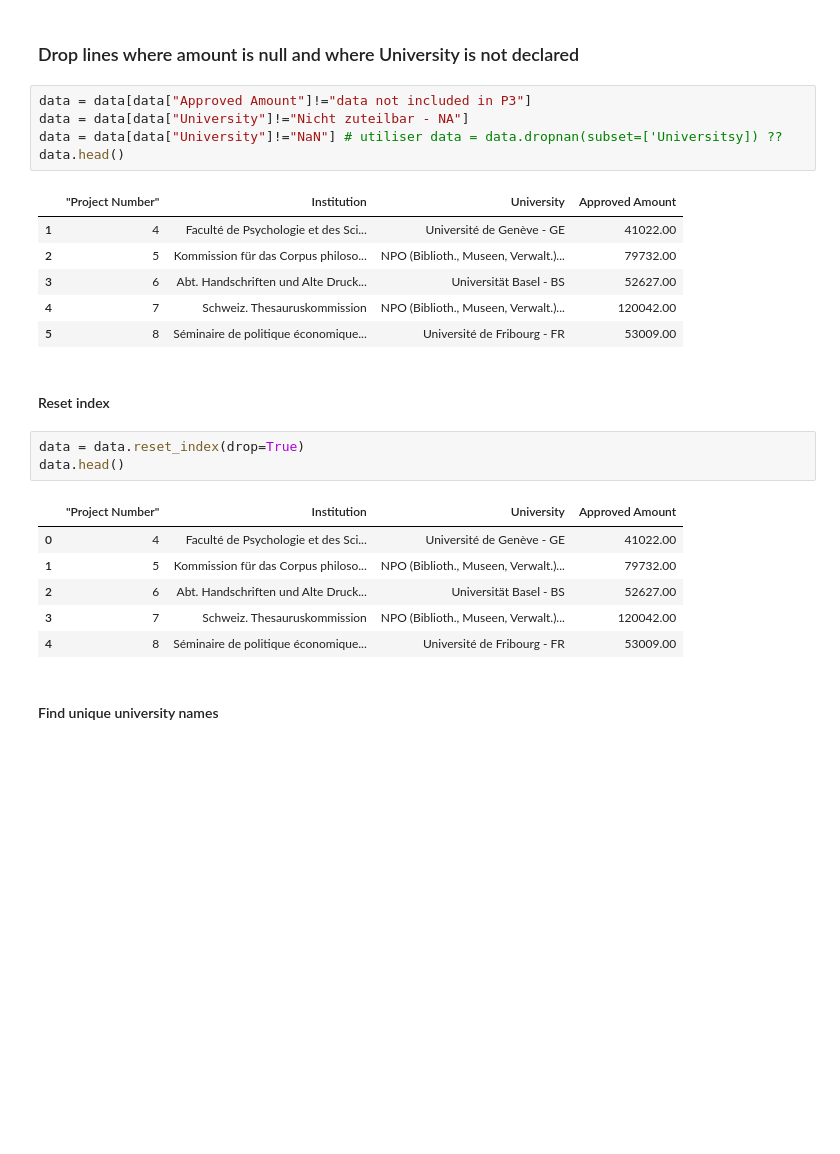
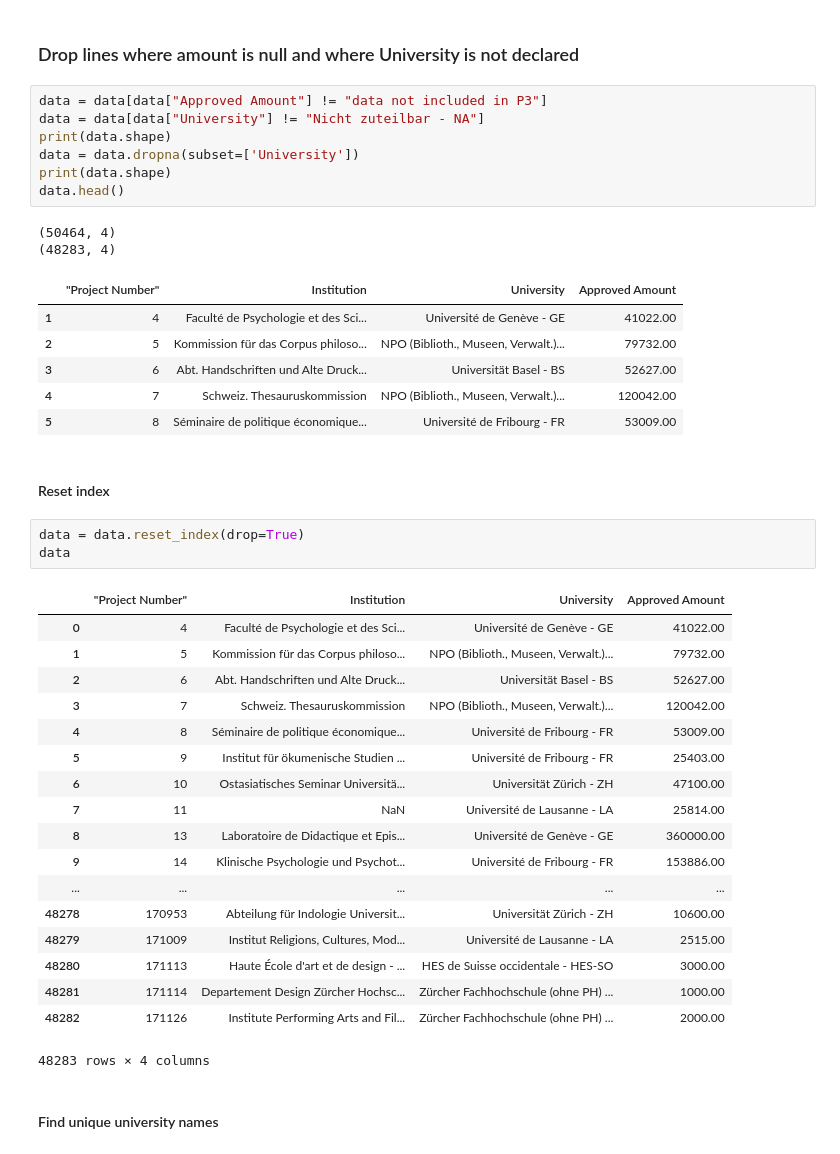
Before and after one commit to agpmilli/adaepfl, a Jupyter notebook: Homework/03 - Interactive Viz/Interactive Viz.ipynb, the cells around one changed output. Cells and saved outputs as stored; diff of their text form; blank space fills up the shorter version.

```diff
--- a/Homework/03 - Interactive Viz/Interactive Viz.ipynb
+++ b/Homework/03 - Interactive Viz/Interactive Viz.ipynb
@@ -67,11 +67,15 @@ data.head()
 # %% [markdown]
 ### Drop lines where amount is null and where University is not declared
 # %%
-data = data[data["Approved Amount"]!="data not included in P3"]
-data = data[data["University"]!="Nicht zuteilbar - NA"]
-data = data[data["University"]!="NaN"] # utiliser data = data.dropnan(subset=['Universitsy]) ??
+data = data[data["Approved Amount"] != "data not included in P3"]
+data = data[data["University"] != "Nicht zuteilbar - NA"]
+print(data.shape)
+data = data.dropna(subset=['University'])
+print(data.shape)
 data.head()
 # %% [output]
+(50464, 4)
+(48283, 4)
 |  | ﻿"Project Number" | Institution | University | Approved Amount |
 | 1 | 4 | Faculté de Psychologie et des Sci... | Université de Genève - GE | 41022.00 |
 | 2 | 5 | Kommission für das Corpus philoso... | NPO (Biblioth., Museen, Verwalt.)... | 79732.00 |
@@ -82,14 +86,26 @@ data.head()
 #### Reset index
 # %%
 data = data.reset_index(drop=True)
-data.head()
+data
 # %% [output]
 |  | ﻿"Project Number" | Institution | University | Approved Amount |
 | 0 | 4 | Faculté de Psychologie et des Sci... | Université de Genève - GE | 41022.00 |
 | 1 | 5 | Kommission für das Corpus philoso... | NPO (Biblioth., Museen, Verwalt.)... | 79732.00 |
 | 2 | 6 | Abt. Handschriften und Alte Druck... | Universität Basel - BS | 52627.00 |
 | 3 | 7 | Schweiz. Thesauruskommission | NPO (Biblioth., Museen, Verwalt.)... | 120042.00 |
 | 4 | 8 | Séminaire de politique économique... | Université de Fribourg - FR | 53009.00 |
+| 5 | 9 | Institut für ökumenische Studien ... | Université de Fribourg - FR | 25403.00 |
+| 6 | 10 | Ostasiatisches Seminar Universitä... | Universität Zürich - ZH | 47100.00 |
+| 7 | 11 | NaN | Université de Lausanne - LA | 25814.00 |
+| 8 | 13 | Laboratoire de Didactique et Epis... | Université de Genève - GE | 360000.00 |
+| 9 | 14 | Klinische Psychologie und Psychot... | Université de Fribourg - FR | 153886.00 |
+| ... | ... | ... | ... | ... |
+| 48278 | 170953 | Abteilung für Indologie Universit... | Universität Zürich - ZH | 10600.00 |
+| 48279 | 171009 | Institut Religions, Cultures, Mod... | Université de Lausanne - LA | 2515.00 |
+| 48280 | 171113 | Haute École d'art et de design - ... | HES de Suisse occidentale - HES-SO | 3000.00 |
+| 48281 | 171114 | Departement Design Zürcher Hochsc... | Zürcher Fachhochschule (ohne PH) ... | 1000.00 |
+| 48282 | 171126 | Institute Performing Arts and Fil... | Zürcher Fachhochschule (ohne PH) ... | 2000.00 |
+48283 rows × 4 columns
 # %% [markdown]
 #### Find unique university names
 # %%
```
Also changed, not shown: 1 other file.
